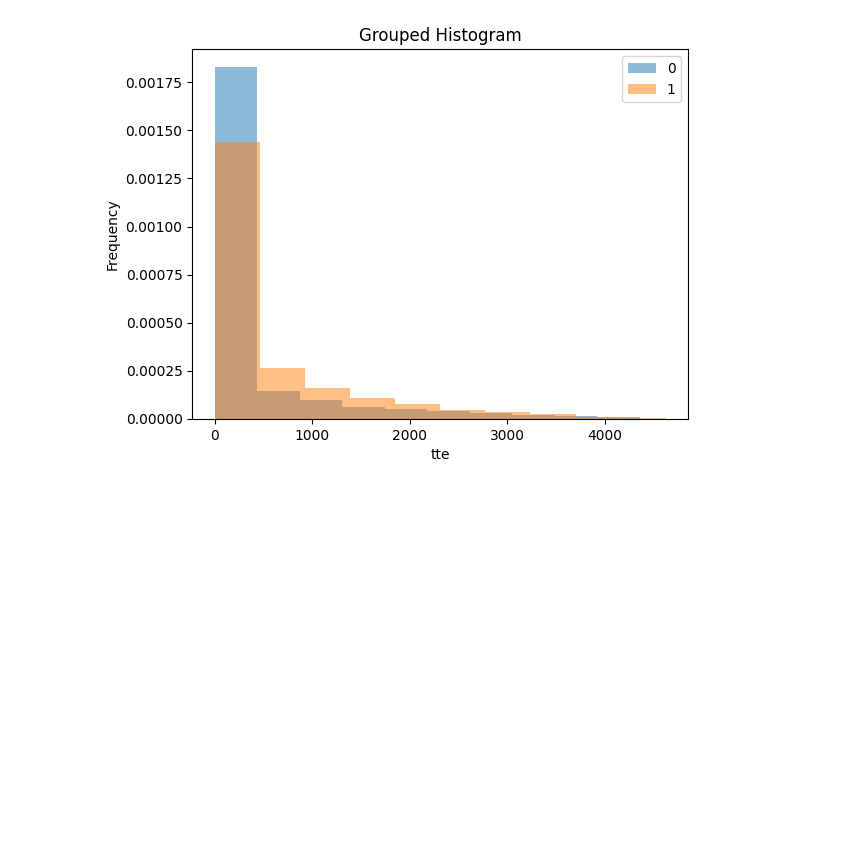
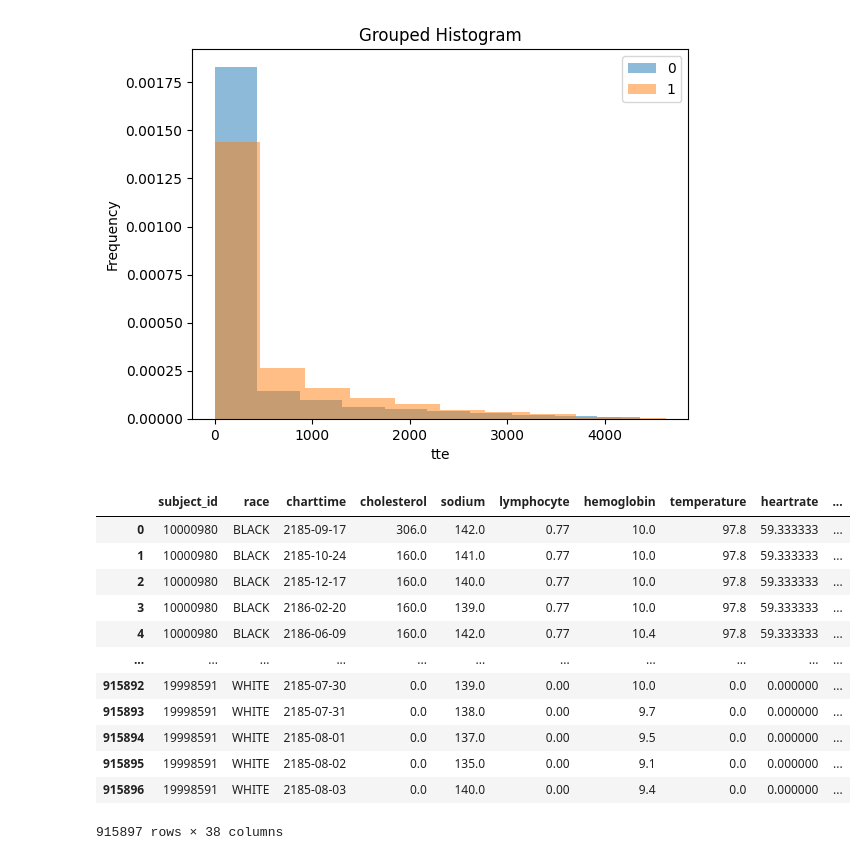
Before and after one commit to sourasen1011/UoE_Research_Project_2023, a Jupyter notebook: 05_preprocessing_emr_data/05_time_variant_preprocess.ipynb, the cells around one changed output. Cells and saved outputs as stored; diff of their text form; code cells hidden in the pictures; blank space fills up the shorter version.

```diff
--- a/05_preprocessing_emr_data/05_time_variant_preprocess.ipynb
+++ b/05_preprocessing_emr_data/05_time_variant_preprocess.ipynb
@@ -127,7 +128,7 @@ race.rename(columns = {'race_broad':'race'} , inplace = True)
 # %%
 # LAB
 q = '''
-select distinct subject_id , charttime , itemid , sum(valuenum) as valuenum from mimiciv_hosp.labevents a
+select distinct subject_id , charttime::DATE , itemid , sum(valuenum) as valuenum from mimiciv_hosp.labevents a
 where a.itemid = 50907 or a.itemid = 50983
 or a.itemid = 51222 or a.itemid = 51133
 group by subject_id , charttime , itemid
@@ -143,6 +144,8 @@ bloodwork_pivot = bloodwork.pivot_table(
     aggfunc = 'sum'
 ).reset_index()
 
+# Convert to date
+bloodwork_pivot['charttime'] = pd.to_datetime(bloodwork_pivot['charttime']).dt.date
 
 # name change
 bloodwork_pivot.rename(columns = {50907:'cholesterol' , 50983:'sodium' , 51133:'lymphocyte' , 51222:'hemoglobin'} , inplace = True)
@@ -161,7 +164,8 @@ hadm_id_list
 q = f'''
 select a.* from
 (
-    select * , lower(medication) as l_medication from mimiciv_hosp.emar
+    select subject_id , charttime::DATE , lower(medication) as l_medication , event_txt , hadm_id
+    from mimiciv_hosp.emar
     where  hadm_id::VARCHAR in {hadm_id_list}
 ) a
 where a.l_medication in ('amlodipine','diltiazem','felodipine','isradipine','nicardipine',
@@ -186,17 +190,27 @@ medication_pivot =  medication.pivot_table(
 assert medication.shape[0] == np.sum(medication_pivot.sum(axis = 1)) , 'counts not matching'
 
 medication_pivot.reset_index(inplace = True)
+
+# Convert to date
+medication_pivot['charttime'] = pd.to_datetime(medication_pivot['charttime']).dt.date
 # %%
-# Vital signs
-
 query = f'''
-select distinct subject_id , charttime , temperature , heartrate , resprate , o2sat , sbp , dbp
-from mimiciv_ed.vitalsign
+select subject_id , charttime , avg(temperature) as temperature ,
+avg(heartrate) as heartrate , avg(resprate) as resprate , avg(o2sat) as o2sat ,
+avg(sbp) as sbp , avg(dbp) as dbp
+from
+(
+    select subject_id , charttime::DATE , temperature , heartrate , resprate , o2sat , sbp , dbp
+    from mimiciv_ed.vitalsign
+) a
+group by subject_id , charttime
 '''
 vitalsign = pd.read_sql_query(query , engine)
 
-# QC
-assert len(vitalsign) == len(vitalsign[['subject_id', 'charttime']].drop_duplicates()) , 'is not patient level table'
+# Convert to date
+vitalsign['charttime'] = pd.to_datetime(vitalsign['charttime']).dt.date
+
+assert len(vitalsign) == len(vitalsign[['subject_id' , 'charttime']].drop_duplicates()) , 'is not patient level table'
 # %% [markdown]
 ### **Joining**
 # %%
@@ -279,14 +293,14 @@ plt.show()
 # %%
 consolidated_pat_tbl = pd.merge(df_3 , pats , on = 'subject_id' , how = 'inner')
 
-# Backfilling columns
-backfill_cols = [
+# Forwardfilling columns
+forwardfill_cols = [
     'cholesterol', 'sodium', 'lymphocyte', 'hemoglobin', 'temperature',
     'heartrate', 'resprate', 'o2sat', 'sbp', 'dbp'
     ]
 
-for col in backfill_cols:
-    consolidated_pat_tbl[col] = consolidated_pat_tbl.groupby('subject_id')[col].fillna(method = 'bfill')
+for col in forwardfill_cols:
+    consolidated_pat_tbl[col] = consolidated_pat_tbl.groupby('subject_id')[col].fillna(method = 'ffill')
 
 # na -> zero columns (Must do this AFTER backfilling!)
 consolidated_pat_tbl.fillna(0 , inplace = True)
@@ -316,3 +330,19 @@ if not os.path.exists(folder_path):
 # Pickle the DataFrame (tv -> time variant)
 with open('data/consolidated_pat_tbl_tv.pickle', 'wb') as file:
     pickle.dump(consolidated_pat_tbl, file)
+# %%
+consolidated_pat_tbl
+# %% [output]
+|  | subject_id | race | charttime | cholesterol | sodium | lymphocyte | hemoglobin | temperature | heartrate | ... |
+| 0 | 10000980 | BLACK | 2185-09-17 | 306.0 | 142.0 | 0.77 | 10.0 | 97.8 | 59.333333 | ... |
+| 1 | 10000980 | BLACK | 2185-10-24 | 160.0 | 141.0 | 0.77 | 10.0 | 97.8 | 59.333333 | ... |
+| 2 | 10000980 | BLACK | 2185-12-17 | 160.0 | 140.0 | 0.77 | 10.0 | 97.8 | 59.333333 | ... |
+| 3 | 10000980 | BLACK | 2186-02-20 | 160.0 | 139.0 | 0.77 | 10.0 | 97.8 | 59.333333 | ... |
+| 4 | 10000980 | BLACK | 2186-06-09 | 160.0 | 142.0 | 0.77 | 10.4 | 97.8 | 59.333333 | ... |
+| ... | ... | ... | ... | ... | ... | ... | ... | ... | ... | ... |
+| 915892 | 19998591 | WHITE | 2185-07-30 | 0.0 | 139.0 | 0.00 | 10.0 | 0.0 | 0.000000 | ... |
+| 915893 | 19998591 | WHITE | 2185-07-31 | 0.0 | 138.0 | 0.00 | 9.7 | 0.0 | 0.000000 | ... |
+| 915894 | 19998591 | WHITE | 2185-08-01 | 0.0 | 137.0 | 0.00 | 9.5 | 0.0 | 0.000000 | ... |
+| 915895 | 19998591 | WHITE | 2185-08-02 | 0.0 | 135.0 | 0.00 | 9.1 | 0.0 | 0.000000 | ... |
+| 915896 | 19998591 | WHITE | 2185-08-03 | 0.0 | 140.0 | 0.00 | 9.4 | 0.0 | 0.000000 | ... |
+915897 rows × 38 columns
```
Also changed, not shown: parts of 1 cell of this notebook.
